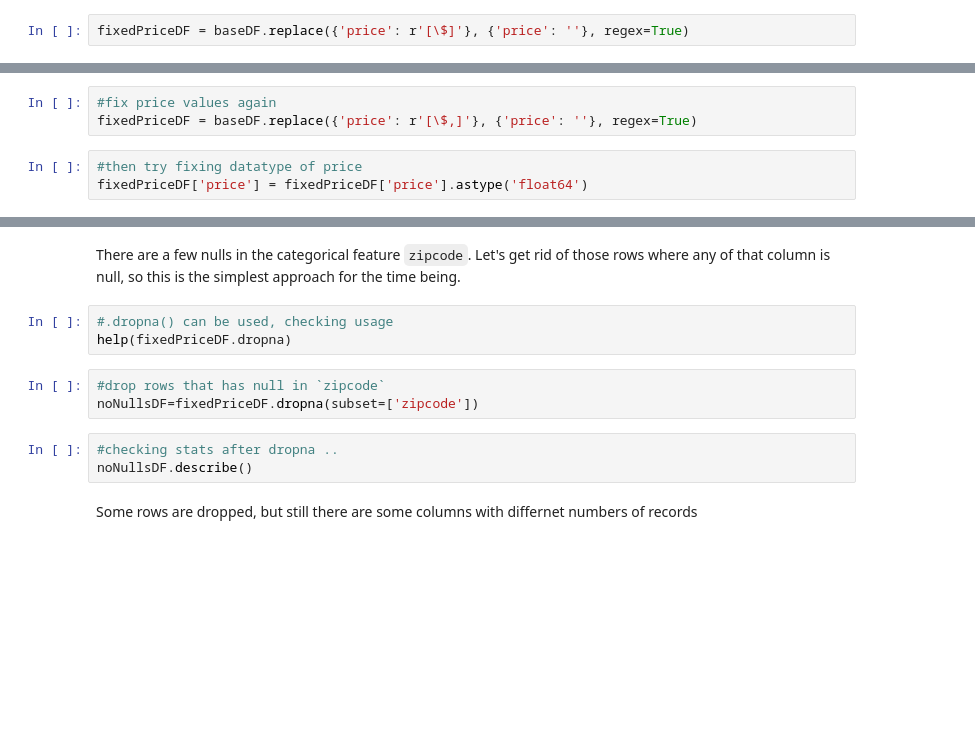
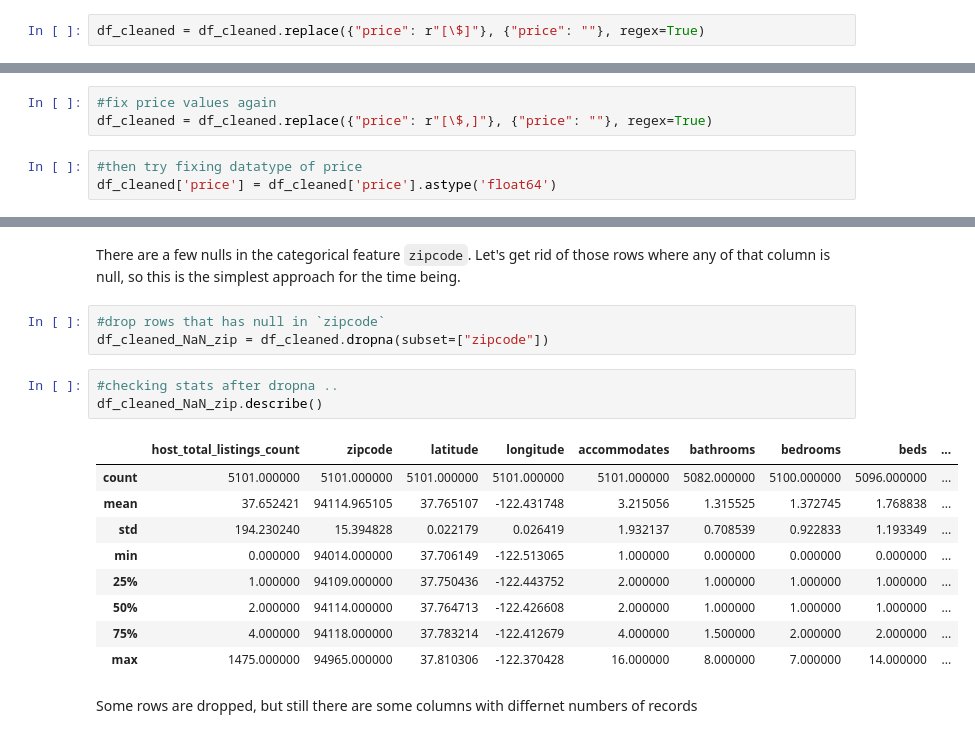
Before and after one commit to mbbatukan/mbbatukan.github.io, a Jupyter notebook: _assets/project_files/data_wrangling_with_julia/source/DataPrepHandsOn.ipynb, the cells around one changed output, grey strips where cells are left out. Cells and saved outputs as stored; diff of their text form; blank space fills up the shorter version.

```diff
--- a/_assets/project_files/data_wrangling_with_julia/source/DataPrepHandsOn.ipynb
+++ b/_assets/project_files/data_wrangling_with_julia/source/DataPrepHandsOn.ipynb
@@ -163,4 +173,4 @@ help(baseDF.replace)
 # %%
-fixedPriceDF = baseDF.replace({'price': r'[\$]'}, {'price': ''}, regex=True)
+df_cleaned = df_cleaned.replace({"price": r"[\$]"}, {"price": ""}, regex=True)
 # %%
 #check if the values in price field has been fixed
@@ -175,9 +210,9 @@ fixedPriceDF['price'] = fixedPriceDF['price'].astype('float64')
 Oops! As the error message suggested, there is a value that has a ",", let's fix that.
 # %%
 #fix price values again
-fixedPriceDF = baseDF.replace({'price': r'[\$,]'}, {'price': ''}, regex=True)
+df_cleaned = df_cleaned.replace({"price": r"[\$,]"}, {"price": ""}, regex=True)
 # %%
 #then try fixing datatype of price
-fixedPriceDF['price'] = fixedPriceDF['price'].astype('float64')
+df_cleaned['price'] = df_cleaned['price'].astype('float64')
 # %%
 #check data type
@@ -216,15 +289,22 @@ Some ways to handle nulls:
   * Create a special category for null
 # %% [markdown]
 There are a few nulls in the categorical feature `zipcode`. Let's get rid of those rows where any of that column is null, so this is the simplest approach for the time being.
-# %%
-#.dropna() can be used, checking usage
-help(fixedPriceDF.dropna)
 # %%
 #drop rows that has null in `zipcode`
-noNullsDF=fixedPriceDF.dropna(subset=['zipcode'])
+df_cleaned_NaN_zip = df_cleaned.dropna(subset=["zipcode"])
 # %%
 #checking stats after dropna ..
-noNullsDF.describe()
+df_cleaned_NaN_zip.describe()
+# %% [output]
+|  | host_total_listings_count | zipcode | latitude | longitude | accommodates | bathrooms | bedrooms | beds | ... |
+| count | 5101.000000 | 5101.000000 | 5101.000000 | 5101.000000 | 5101.000000 | 5082.000000 | 5100.000000 | 5096.000000 | ... |
+| mean | 37.652421 | 94114.965105 | 37.765107 | -122.431748 | 3.215056 | 1.315525 | 1.372745 | 1.768838 | ... |
+| std | 194.230240 | 15.394828 | 0.022179 | 0.026419 | 1.932137 | 0.708539 | 0.922833 | 1.193349 | ... |
+| min | 0.000000 | 94014.000000 | 37.706149 | -122.513065 | 1.000000 | 0.000000 | 0.000000 | 0.000000 | ... |
+| 25% | 1.000000 | 94109.000000 | 37.750436 | -122.443752 | 2.000000 | 1.000000 | 1.000000 | 1.000000 | ... |
+| 50% | 2.000000 | 94114.000000 | 37.764713 | -122.426608 | 2.000000 | 1.000000 | 1.000000 | 1.000000 | ... |
+| 75% | 4.000000 | 94118.000000 | 37.783214 | -122.412679 | 4.000000 | 1.500000 | 2.000000 | 2.000000 | ... |
+| max | 1475.000000 | 94965.000000 | 37.810306 | -122.370428 | 16.000000 | 8.000000 | 7.000000 | 14.000000 | ... |
 # %% [markdown]
 Some rows are dropped, but still there are some columns with differnet numbers of records
 # %%
```
Also changed, not shown: parts of 25 cells of this notebook, 3 other files.
